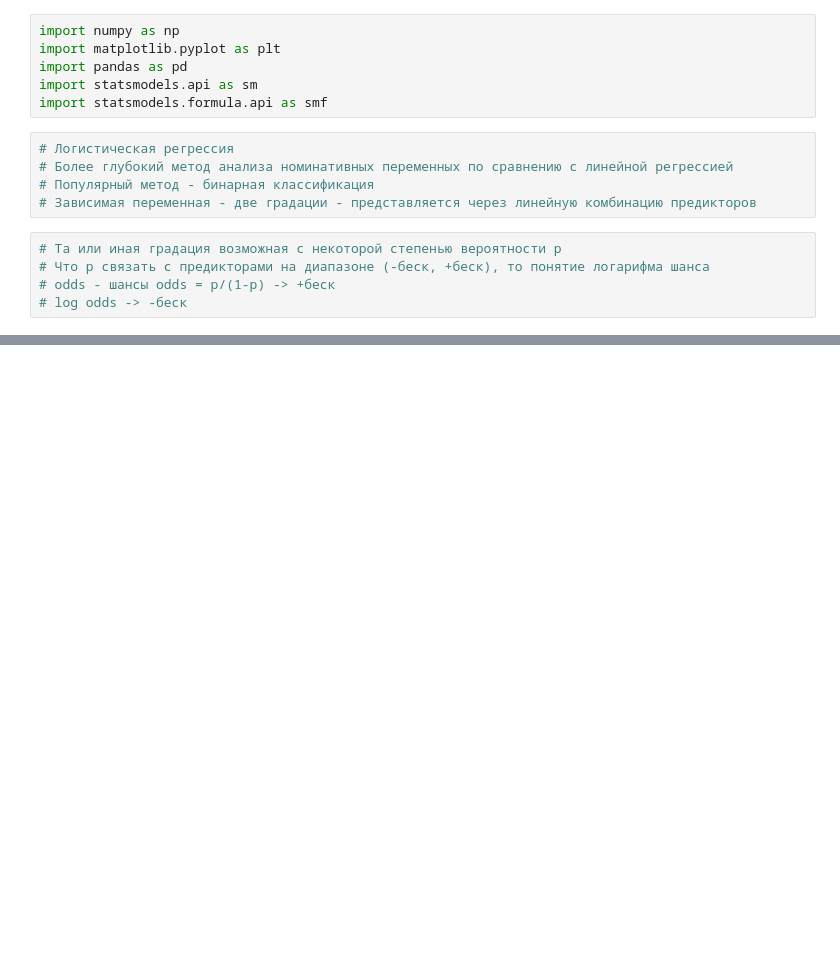
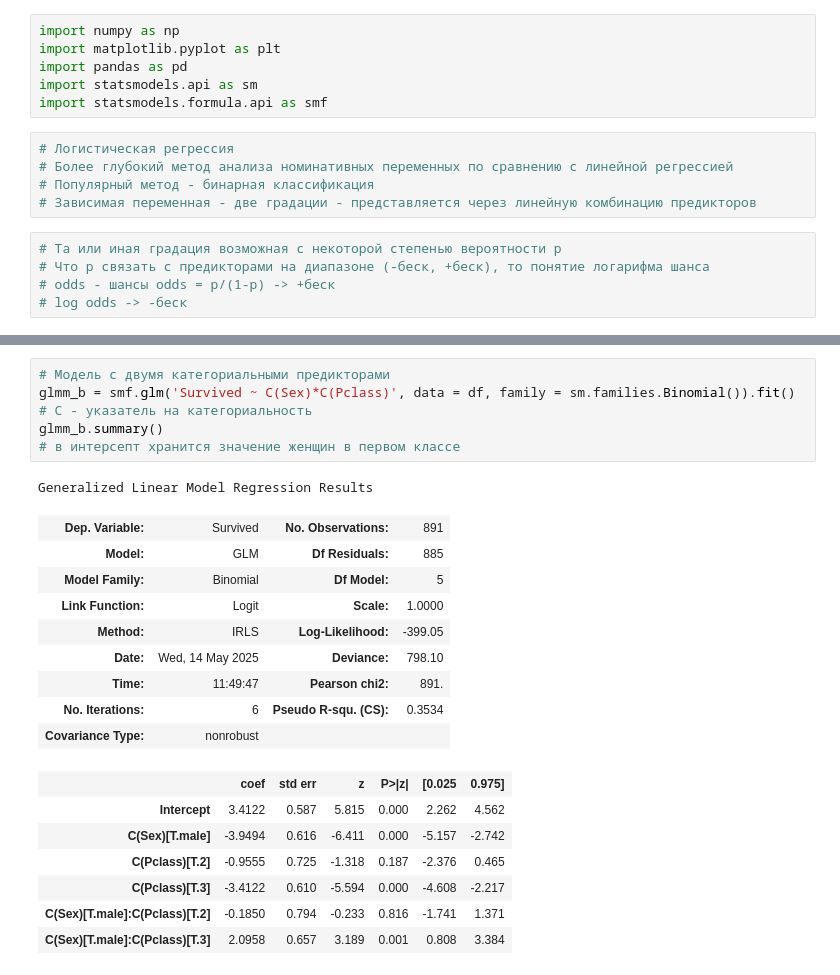
Before and after one commit to AlexTmbMifi/ML-Projects.-Statistics, a Jupyter notebook: LogisticRegression.ipynb, the cells around one changed output, grey strips where cells are left out. Drawn from its saved outputs; the diff is of its cells as text; blank space fills up the shorter version.

```diff
--- a/LogisticRegression.ipynb
+++ b/LogisticRegression.ipynb
@@ -137,0 +141,23 @@ print('Значение как в модели:', round(np.log(odd_male/odd_fema
+# %%
+# Модель с двумя категориальными предикторами
+glmm_b = smf.glm('Survived ~ C(Sex)*C(Pclass)', data = df, family = sm.families.Binomial()).fit() # C - указатель на категориальность
+glmm_b.summary()
+# в интерсепт хранится значение женщин в первом классе
+# %% [output]
+Generalized Linear Model Regression Results
+| Dep. Variable: | Survived | No. Observations: | 891 |
+| Model: | GLM | Df Residuals: | 885 |
+| Model Family: | Binomial | Df Model: | 5 |
+| Link Function: | Logit | Scale: | 1.0000 |
+| Method: | IRLS | Log-Likelihood: | -399.05 |
+| Date: | Wed, 14 May 2025 | Deviance: | 798.10 |
+| Time: | 11:49:47 | Pearson chi2: | 891. |
+| No. Iterations: | 6 | Pseudo R-squ. (CS): | 0.3534 |
+| Covariance Type: | nonrobust |  |  |
+|  | coef | std err | z | P>|z| | [0.025 | 0.975] |
+| Intercept | 3.4122 | 0.587 | 5.815 | 0.000 | 2.262 | 4.562 |
+| C(Sex)[T.male] | -3.9494 | 0.616 | -6.411 | 0.000 | -5.157 | -2.742 |
+| C(Pclass)[T.2] | -0.9555 | 0.725 | -1.318 | 0.187 | -2.376 | 0.465 |
+| C(Pclass)[T.3] | -3.4122 | 0.610 | -5.594 | 0.000 | -4.608 | -2.217 |
+| C(Sex)[T.male]:C(Pclass)[T.2] | -0.1850 | 0.794 | -0.233 | 0.816 | -1.741 | 1.371 |
+| C(Sex)[T.male]:C(Pclass)[T.3] | 2.0958 | 0.657 | 3.189 | 0.001 | 0.808 | 3.384 |
```
Also changed, not shown: parts of 10 cells of this notebook.
